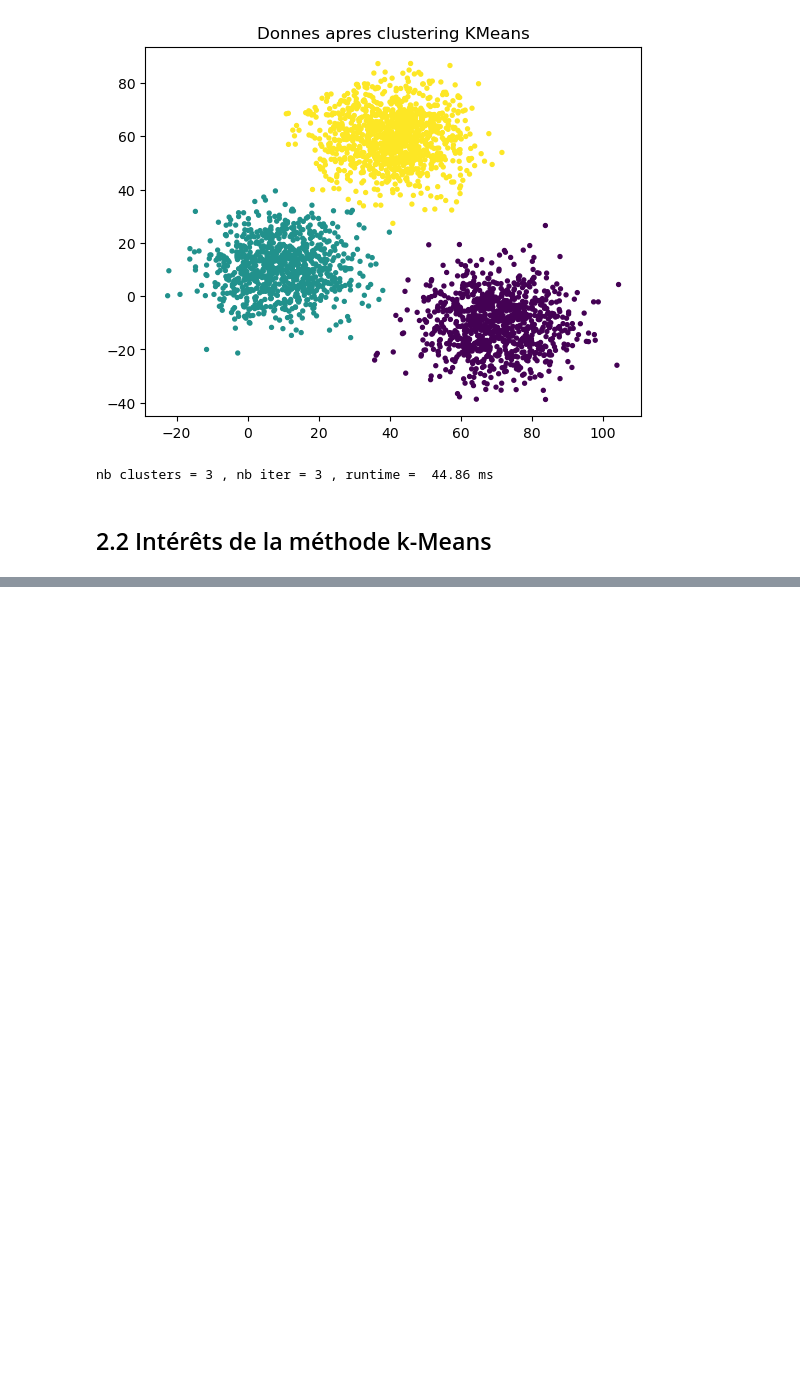
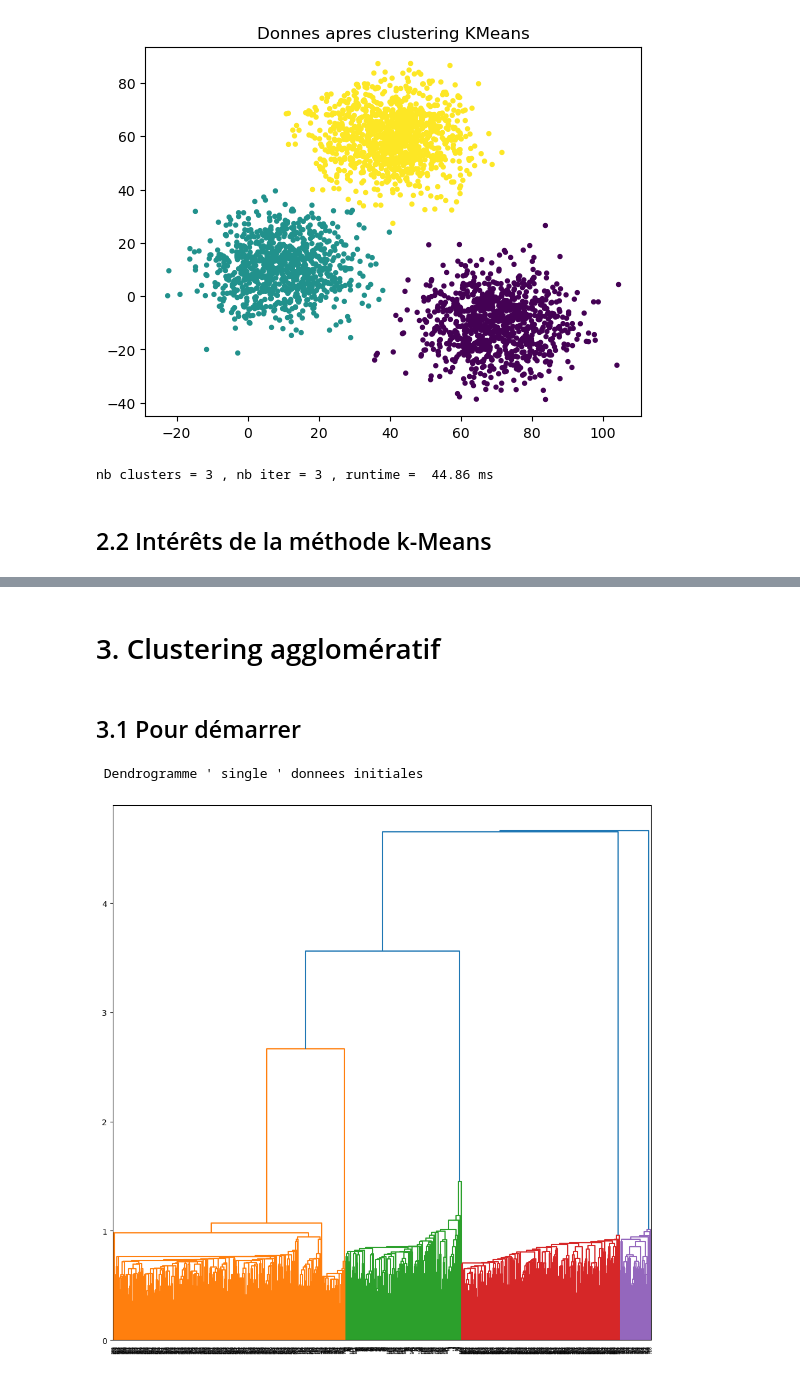
Before and after one commit to Enario4/ApprentissageNonSupervise, a Jupyter notebook: Clustering.ipynb, the cells around one changed output, grey strips where cells are left out. Drawn from its saved outputs; the diff is of its cells as text; code cells hidden in the pictures; blank space fills up the shorter version.

```diff
--- a/Clustering.ipynb
+++ b/Clustering.ipynb
@@ -148,0 +158,17 @@ indice de silhouette : 0.4249268481016749
+# %% [markdown]
+# 3. Clustering agglomératif
+# %% [markdown]
+## 3.1 Pour démarrer
+# %%
+import scipy . cluster . hierarchy as shc
+# Donnees dans datanp
+print ( " Dendrogramme ' single ' donnees initiales " )
+linked_mat = shc . linkage ( data2 , "single")
+plt . figure ( figsize = ( 12 , 12 ) )
+shc . dendrogram ( linked_mat , orientation = "top" ,
+                  distance_sort = "descending" ,
+                  show_leaf_counts = False )
+plt . show ()
+# %% [output]
+ Dendrogramme ' single ' donnees initiales
+[figure, added]
```
Also changed, not shown: parts of 6 cells of this notebook.
